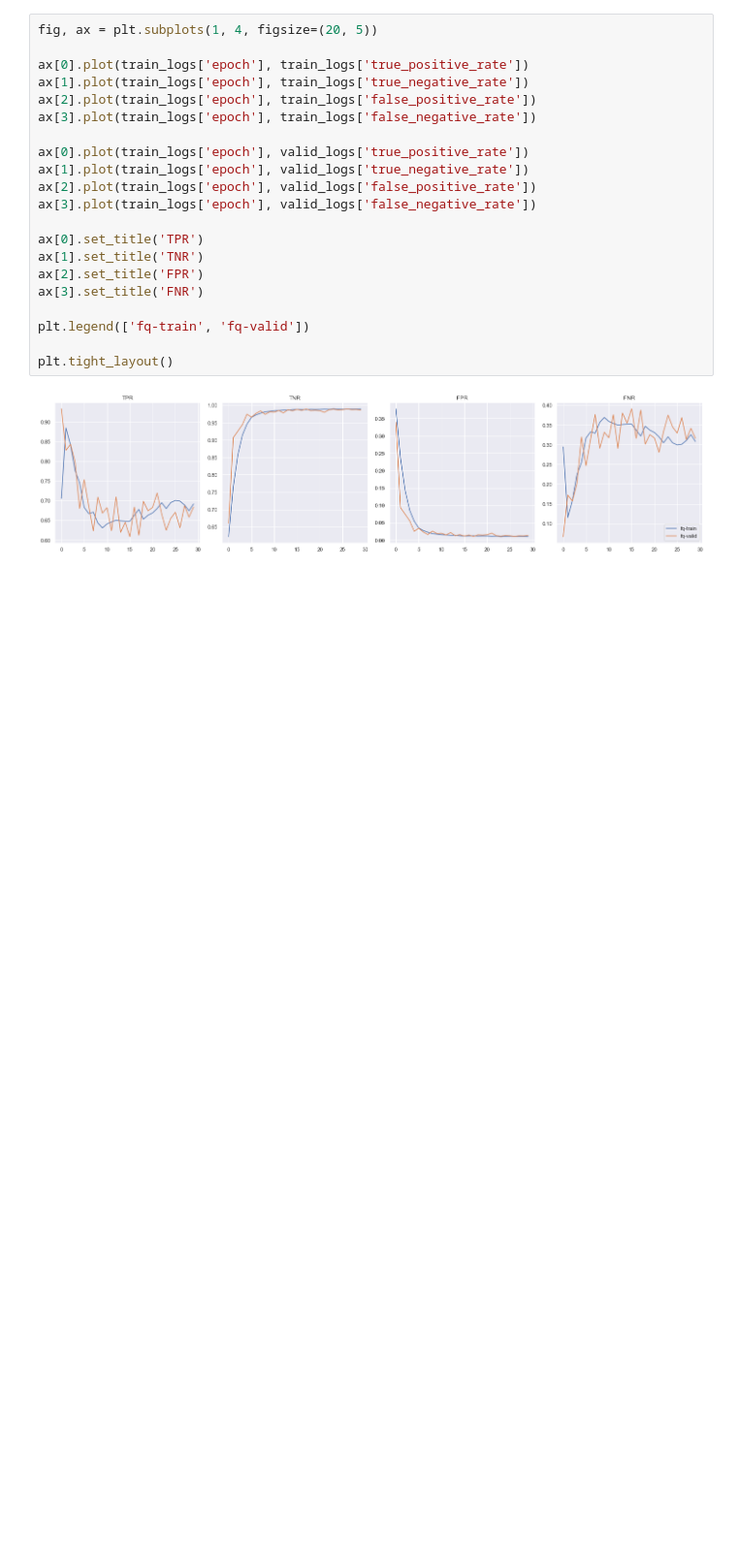
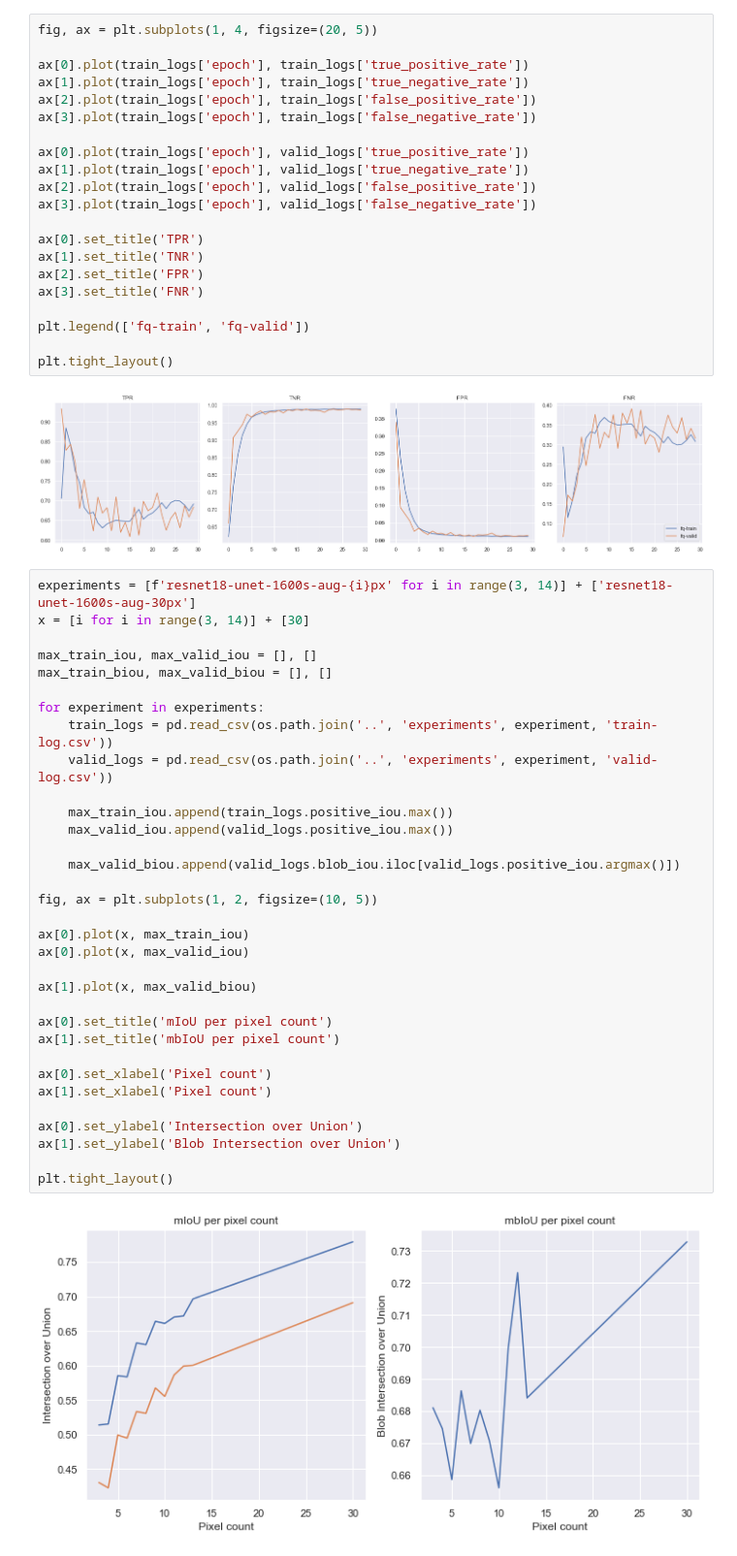
Before and after one commit to Amsterdam-Internships/Fence-Detection, a Jupyter notebook: notebooks/experiment-summary.ipynb, the cells around one changed output. Shown: that part at 97% size. Drawn from its saved outputs; the diff is of its cells as text; blank space fills up the shorter version.

```diff
--- a/notebooks/experiment-summary.ipynb
+++ b/notebooks/experiment-summary.ipynb
@@ -119,3 +119,38 @@ plt.legend(['fq-train', 'fq-valid'])
 plt.tight_layout()
 # %% [output]
 [figure]
+# %%
+experiments = [f'resnet18-unet-1600s-aug-{i}px' for i in range(3, 14)] + ['resnet18-unet-1600s-aug-30px']
+x = [i for i in range(3, 14)] + [30]
+
+max_train_iou, max_valid_iou = [], []
+max_train_biou, max_valid_biou = [], []
+
+for experiment in experiments:
+    train_logs = pd.read_csv(os.path.join('..', 'experiments', experiment, 'train-log.csv'))
+    valid_logs = pd.read_csv(os.path.join('..', 'experiments', experiment, 'valid-log.csv'))
+
+    max_train_iou.append(train_logs.positive_iou.max())
+    max_valid_iou.append(valid_logs.positive_iou.max())
+
+    max_valid_biou.append(valid_logs.blob_iou.iloc[valid_logs.positive_iou.argmax()])
+
+fig, ax = plt.subplots(1, 2, figsize=(10, 5))
+
+ax[0].plot(x, max_train_iou)
+ax[0].plot(x, max_valid_iou)
+
+ax[1].plot(x, max_valid_biou)
+
+ax[0].set_title('mIoU per pixel count')
+ax[1].set_title('mbIoU per pixel count')
+
+ax[0].set_xlabel('Pixel count')
+ax[1].set_xlabel('Pixel count')
+
+ax[0].set_ylabel('Intersection over Union')
+ax[1].set_ylabel('Blob Intersection over Union')
+
+plt.tight_layout()
+# %% [output]
+[figure, added]
```
Also changed, not shown: parts of 1 cell of this notebook, 7 other files.
